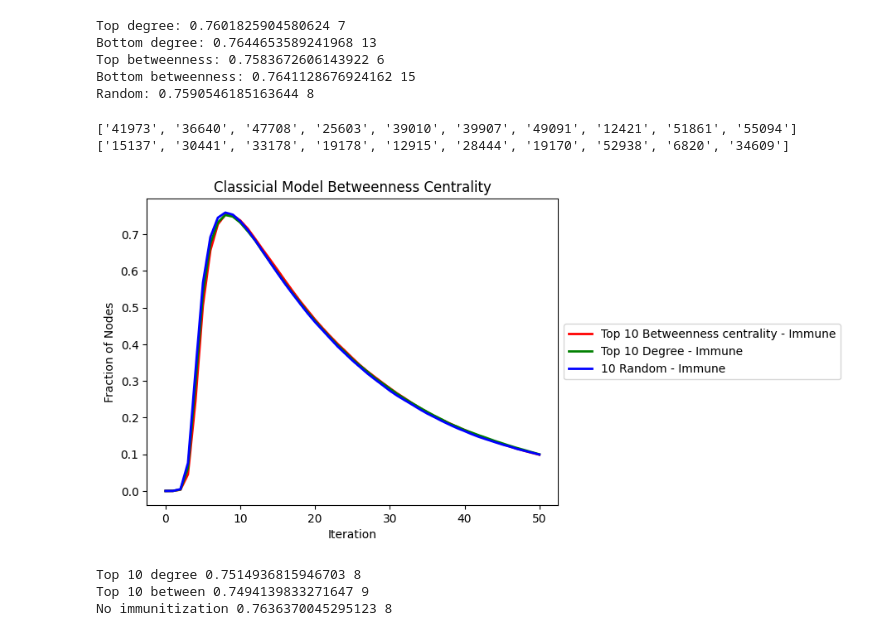
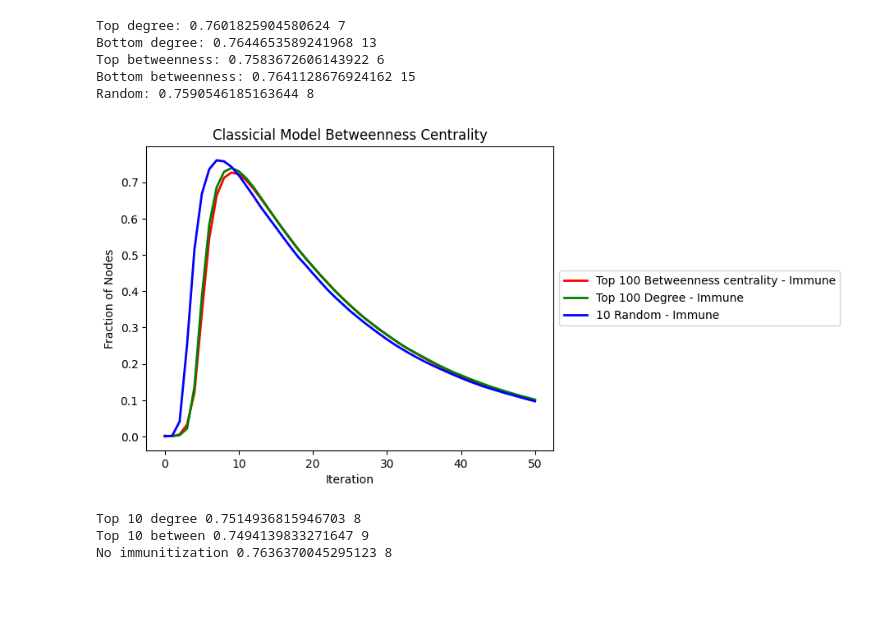
Before and after one commit to NetworkGang/NA-Project, a Jupyter notebook: src/Model_Comparisons.ipynb, the cells around one changed output. Cells and saved outputs as stored; diff of their text form; code cells hidden in the pictures; blank space fills up the shorter version.

```diff
--- a/src/Model_Comparisons.ipynb
+++ b/src/Model_Comparisons.ipynb
@@ -105,18 +102,18 @@ def get_starter_betweennodes(n = None):
     return top_n_betweenness, bottom_n_betweenness
 
 random_infect = deepcopy(list(G.nodes()))
-random_infect = random.shuffle(random_infect)
+random.shuffle(random_infect)
 
 random_recovered = deepcopy(list(G.nodes()))
-random_recovered = random.shuffle(random_recovered)
+random.shuffle(random_recovered)
 
-def get_starter_random(n):
+def get_starter_random(n=None):
     n = n or _n
 
     return random_infect[:n]
 
 
-def get_recovered_random(n):
+def get_recovered_random(n=None):
     n = n or _n
 
     return random_recovered[:n]
@@ -138,3 +135,16 @@ def results_to_noderatios(results, num_initial_infected, G):
 # top_n_deg, top_n_bet, bot_n_deg, bot_n_bet
 print(random_infect)
 print(random_recovered)
+
+
+# un is for union
+def undisjoint(n = None):
+    n = n or _n
+
+    top_n_deg, bot_n_deg = get_starter_degreenodes(n)
+    top_n_bet, bot_n_bet = get_starter_betweennodes(n)
+    top_n_deg_bet = set(top_n_deg).union(set(top_n_bet))
+    bot_n_deg_bet = set(bot_n_deg).union(set(bot_n_bet))
+    top_n_deg_bet = list(top_n_deg_bet)
+    bot_n_deg_bet = list(bot_n_deg_bet)
+    return top_n_deg_bet, bot_n_deg_bet
@@ -484,25 +540,24 @@ Random: 0.7590546185163644 8
 # %%
 def classical_plot_recovered():
     model_between = ClassicalModel(G)
     beta, gamma = 0.4, 0.05
     model_between.set_parameters(beta, gamma)
 
     top_between_results, top_degree_results, random_results= plot_immune(
         model_between,
         title='Classicial Model Betweenness Centrality',
         iterations=50,
         infected=True,
         # susceptible=True,
         #recovered=True,
         #disjoint=True
+        n_vaccinated= 100
     )
 
     return top_between_results, top_degree_results, random_results
 classical_top_between_results_R, classical_top_degree_results_R, random_results_R = classical_plot_recovered()
 # %% [output]
-['41973', '36640', '47708', '25603', '39010', '39907', '49091', '12421', '51861', '55094']
-['15137', '30441', '33178', '19178', '12915', '28444', '19170', '52938', '6820', '34609']
-[figure, old version]
+[figure, new version]
 # %%
 max_degree_recovered, time_degree_recovered= max(classical_top_degree_results_R[1]), np.argmax(classical_top_degree_results_R[1])
 max_between_recovered, time_between_recovered= max(classical_top_between_results_R[1]), np.argmax(classical_top_between_results_R[1])
```
Also changed, not shown: parts of 6 cells of this notebook.
